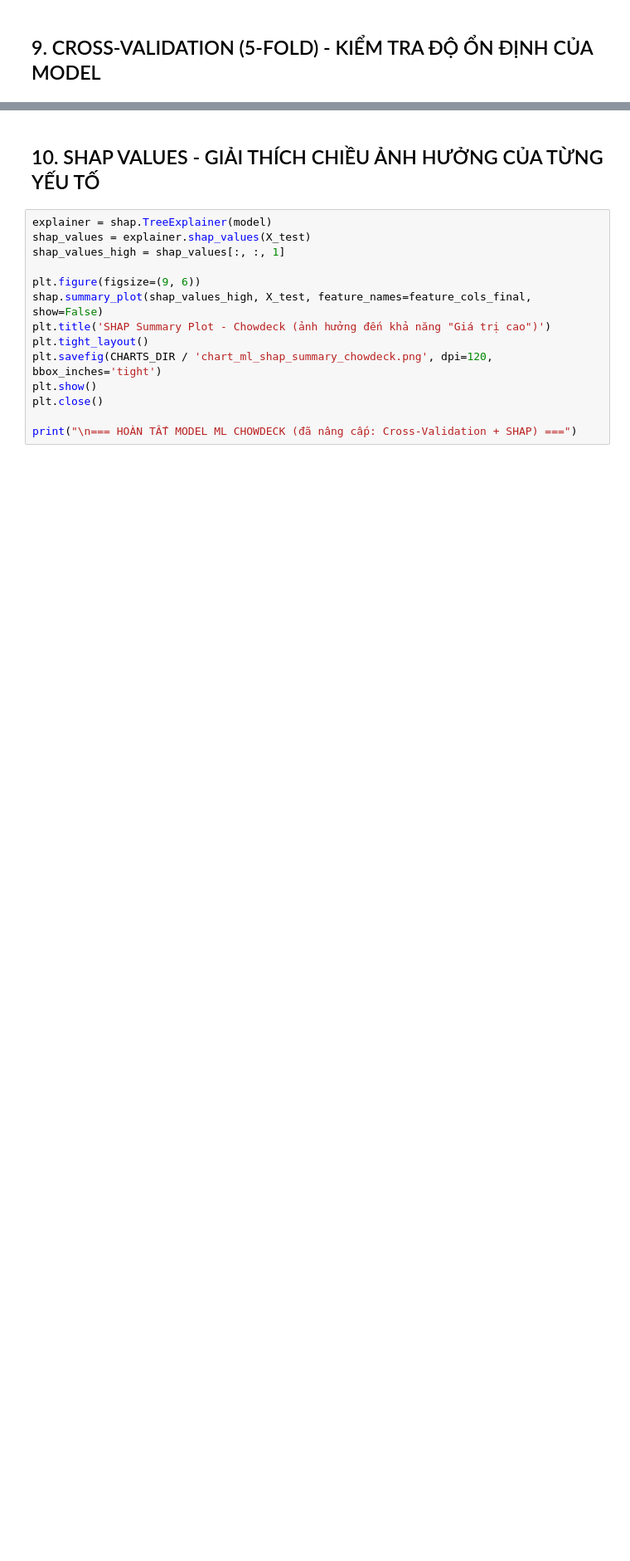
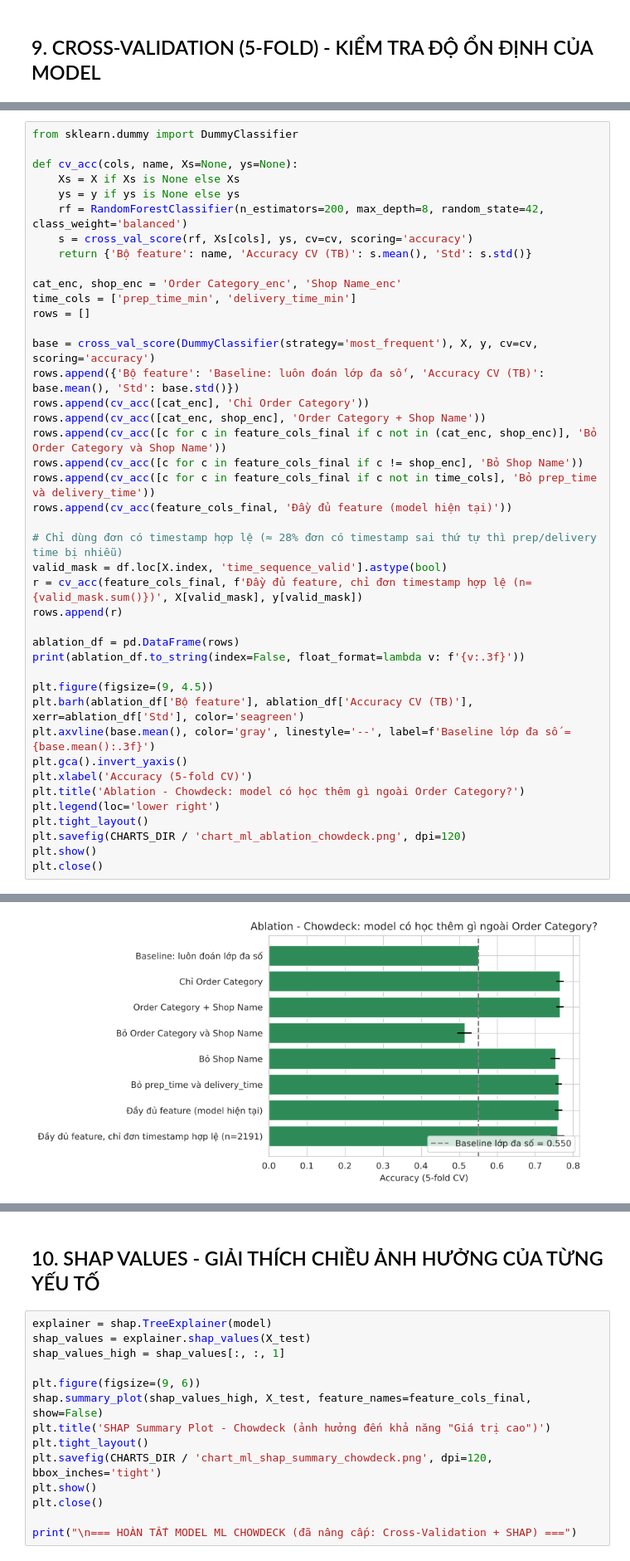
Before and after one commit to hieu-ngn/restaurant-revenue-da-project, a Jupyter notebook: notebooks/03_chowdeck_ml.ipynb, the cells around one changed output, grey strips where cells are left out. Shown at 83% size. Saved outputs shown, nothing was run; the diff lists cells and outputs as text; blank space fills up the shorter version.

```diff
--- a/notebooks/03_chowdeck_ml.ipynb
+++ b/notebooks/03_chowdeck_ml.ipynb
@@ -168,0 +179,43 @@ So với Accuracy đo 1 lần trên Test set (0.777): nhất quán, đáng tin c
+# %%
+from sklearn.dummy import DummyClassifier
+
+def cv_acc(cols, name, Xs=None, ys=None):
+    Xs = X if Xs is None else Xs
+    ys = y if ys is None else ys
+    rf = RandomForestClassifier(n_estimators=200, max_depth=8, random_state=42, class_weight='balanced')
+    s = cross_val_score(rf, Xs[cols], ys, cv=cv, scoring='accuracy')
+    return {'Bộ feature': name, 'Accuracy CV (TB)': s.mean(), 'Std': s.std()}
+
+cat_enc, shop_enc = 'Order Category_enc', 'Shop Name_enc'
+time_cols = ['prep_time_min', 'delivery_time_min']
+rows = []
+
+base = cross_val_score(DummyClassifier(strategy='most_frequent'), X, y, cv=cv, scoring='accuracy')
+rows.append({'Bộ feature': 'Baseline: luôn đoán lớp đa số', 'Accuracy CV (TB)': base.mean(), 'Std': base.std()})
+rows.append(cv_acc([cat_enc], 'Chỉ Order Category'))
+rows.append(cv_acc([cat_enc, shop_enc], 'Order Category + Shop Name'))
+rows.append(cv_acc([c for c in feature_cols_final if c not in (cat_enc, shop_enc)], 'Bỏ Order Category và Shop Name'))
+rows.append(cv_acc([c for c in feature_cols_final if c != shop_enc], 'Bỏ Shop Name'))
+rows.append(cv_acc([c for c in feature_cols_final if c not in time_cols], 'Bỏ prep_time và delivery_time'))
+rows.append(cv_acc(feature_cols_final, 'Đầy đủ feature (model hiện tại)'))
+
+# Chỉ dùng đơn có timestamp hợp lệ (≈ 28% đơn có timestamp sai thứ tự thì prep/delivery time bị nhiễu)
+valid_mask = df.loc[X.index, 'time_sequence_valid'].astype(bool)
+r = cv_acc(feature_cols_final, f'Đầy đủ feature, chỉ đơn timestamp hợp lệ (n={valid_mask.sum()})', X[valid_mask], y[valid_mask])
+rows.append(r)
+
+ablation_df = pd.DataFrame(rows)
+print(ablation_df.to_string(index=False, float_format=lambda v: f'{v:.3f}'))
+
+plt.figure(figsize=(9, 4.5))
+plt.barh(ablation_df['Bộ feature'], ablation_df['Accuracy CV (TB)'], xerr=ablation_df['Std'], color='seagreen')
+plt.axvline(base.mean(), color='gray', linestyle='--', label=f'Baseline lớp đa số = {base.mean():.3f}')
+plt.gca().invert_yaxis()
+plt.xlabel('Accuracy (5-fold CV)')
+plt.title('Ablation - Chowdeck: model có học thêm gì ngoài Order Category?')
+plt.legend(loc='lower right')
+plt.tight_layout()
+plt.savefig(CHARTS_DIR / 'chart_ml_ablation_chowdeck.png', dpi=120)
+plt.show()
+plt.close()
+# %% [output]
@@ -168,0 +231 @@ So với Accuracy đo 1 lần trên Test set (0.777): nhất quán, đáng tin c
+[figure, added]
```
Also changed, not shown: parts of 9 cells of this notebook, 19 other files.
